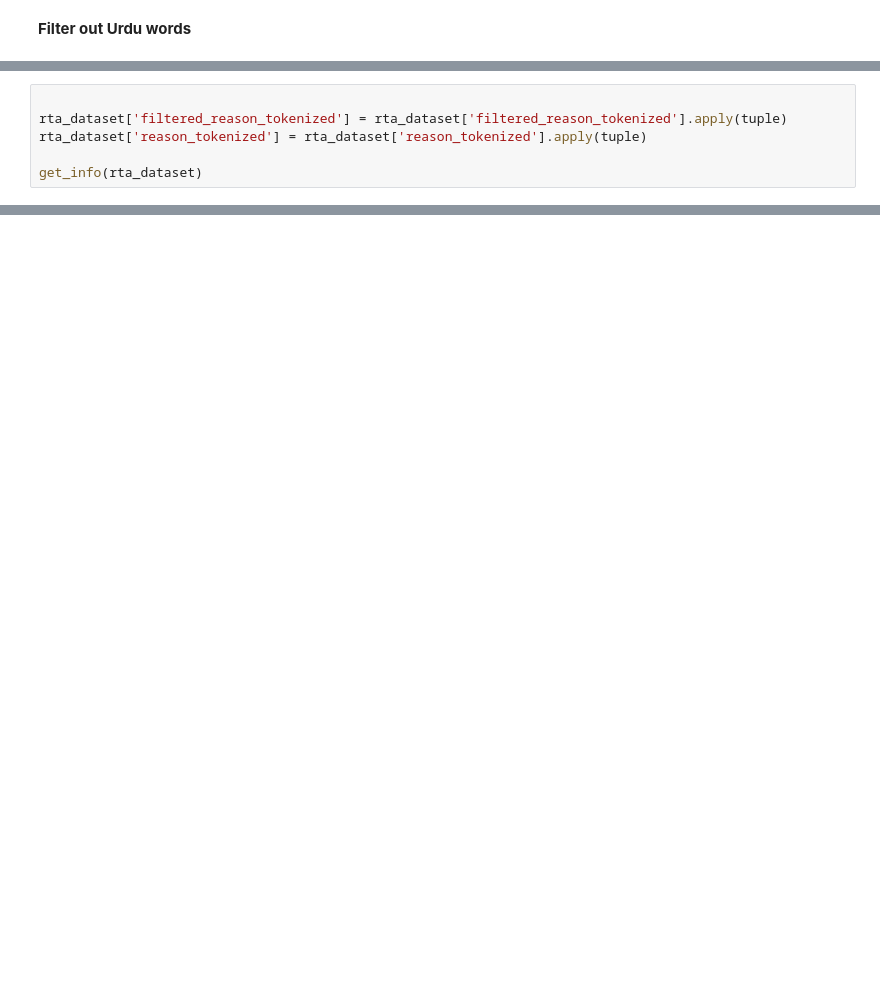
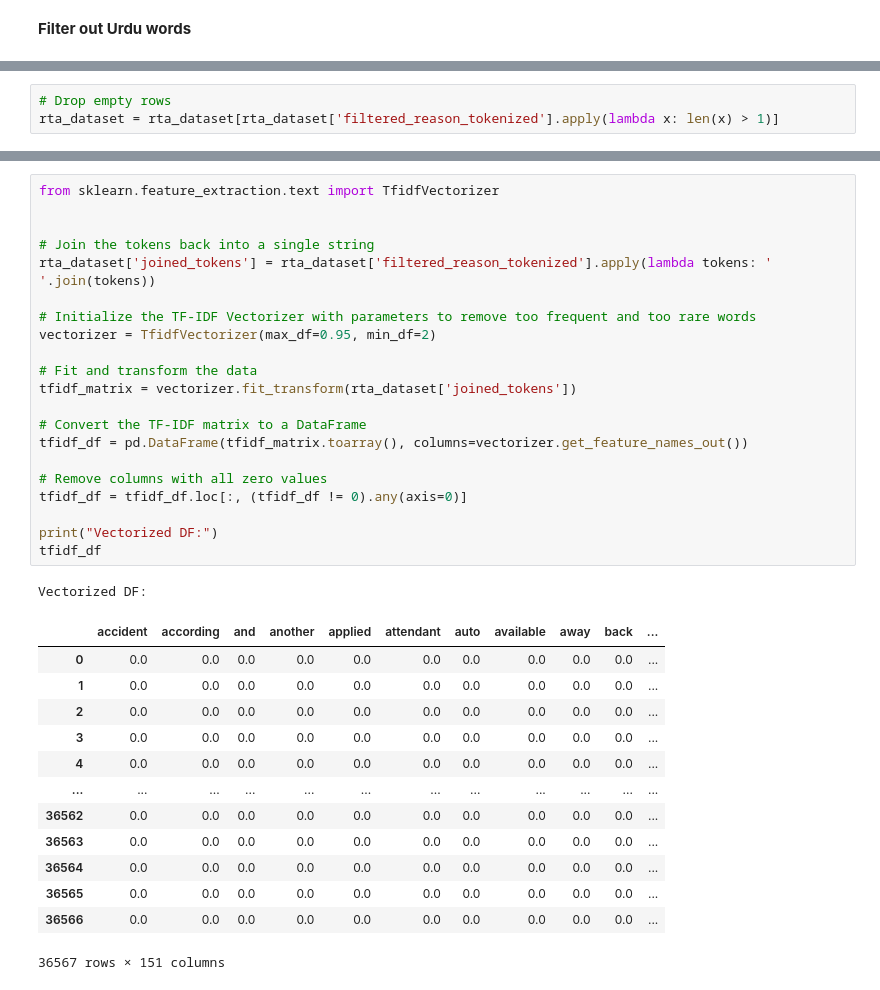
Before and after one commit to Sibgat-Ul/Road_Accidents_Pakistan_Prediction, a Jupyter notebook: toonsquad_445_7_assignment_2_imroz.ipynb, the cells around one changed output, grey strips where cells are left out. Saved outputs shown, nothing was run; the diff lists cells and outputs as text; blank space fills up the shorter version.

```diff
--- a/toonsquad_445_7_assignment_2_imroz.ipynb
+++ b/toonsquad_445_7_assignment_2_imroz.ipynb
@@ -874,6 +728,0 @@ rough - #50
-# %%
-
-rta_dataset['filtered_reason_tokenized'] = rta_dataset['filtered_reason_tokenized'].apply(tuple)
-rta_dataset['reason_tokenized'] = rta_dataset['reason_tokenized'].apply(tuple)
-
-get_info(rta_dataset)
@@ -914,0 +729,3 @@ rta_dataset
+# %%
+# Drop empty rows
+rta_dataset = rta_dataset[rta_dataset['filtered_reason_tokenized'].apply(lambda x: len(x) > 1)]
@@ -914,0 +752,36 @@ rta_dataset
+# %%
+from sklearn.feature_extraction.text import TfidfVectorizer
+
+
+# Join the tokens back into a single string
+rta_dataset['joined_tokens'] = rta_dataset['filtered_reason_tokenized'].apply(lambda tokens: ' '.join(tokens))
+
+# Initialize the TF-IDF Vectorizer with parameters to remove too frequent and too rare words
+vectorizer = TfidfVectorizer(max_df=0.95, min_df=2)
+
+# Fit and transform the data
+tfidf_matrix = vectorizer.fit_transform(rta_dataset['joined_tokens'])
+
+# Convert the TF-IDF matrix to a DataFrame
+tfidf_df = pd.DataFrame(tfidf_matrix.toarray(), columns=vectorizer.get_feature_names_out())
+
+# Remove columns with all zero values
+tfidf_df = tfidf_df.loc[:, (tfidf_df != 0).any(axis=0)]
+
+print("Vectorized DF:")
+tfidf_df
+# %% [output]
+Vectorized DF:
+|  | accident | according | and | another | applied | attendant | auto | available | away | back | ... |
+| 0 | 0.0 | 0.0 | 0.0 | 0.0 | 0.0 | 0.0 | 0.0 | 0.0 | 0.0 | 0.0 | ... |
+| 1 | 0.0 | 0.0 | 0.0 | 0.0 | 0.0 | 0.0 | 0.0 | 0.0 | 0.0 | 0.0 | ... |
+| 2 | 0.0 | 0.0 | 0.0 | 0.0 | 0.0 | 0.0 | 0.0 | 0.0 | 0.0 | 0.0 | ... |
+| 3 | 0.0 | 0.0 | 0.0 | 0.0 | 0.0 | 0.0 | 0.0 | 0.0 | 0.0 | 0.0 | ... |
+| 4 | 0.0 | 0.0 | 0.0 | 0.0 | 0.0 | 0.0 | 0.0 | 0.0 | 0.0 | 0.0 | ... |
+| ... | ... | ... | ... | ... | ... | ... | ... | ... | ... | ... | ... |
+| 36562 | 0.0 | 0.0 | 0.0 | 0.0 | 0.0 | 0.0 | 0.0 | 0.0 | 0.0 | 0.0 | ... |
+| 36563 | 0.0 | 0.0 | 0.0 | 0.0 | 0.0 | 0.0 | 0.0 | 0.0 | 0.0 | 0.0 | ... |
+| 36564 | 0.0 | 0.0 | 0.0 | 0.0 | 0.0 | 0.0 | 0.0 | 0.0 | 0.0 | 0.0 | ... |
+| 36565 | 0.0 | 0.0 | 0.0 | 0.0 | 0.0 | 0.0 | 0.0 | 0.0 | 0.0 | 0.0 | ... |
+| 36566 | 0.0 | 0.0 | 0.0 | 0.0 | 0.0 | 0.0 | 0.0 | 0.0 | 0.0 | 0.0 | ... |
+36567 rows × 151 columns
```
Also changed, not shown: parts of 15 cells of this notebook.
